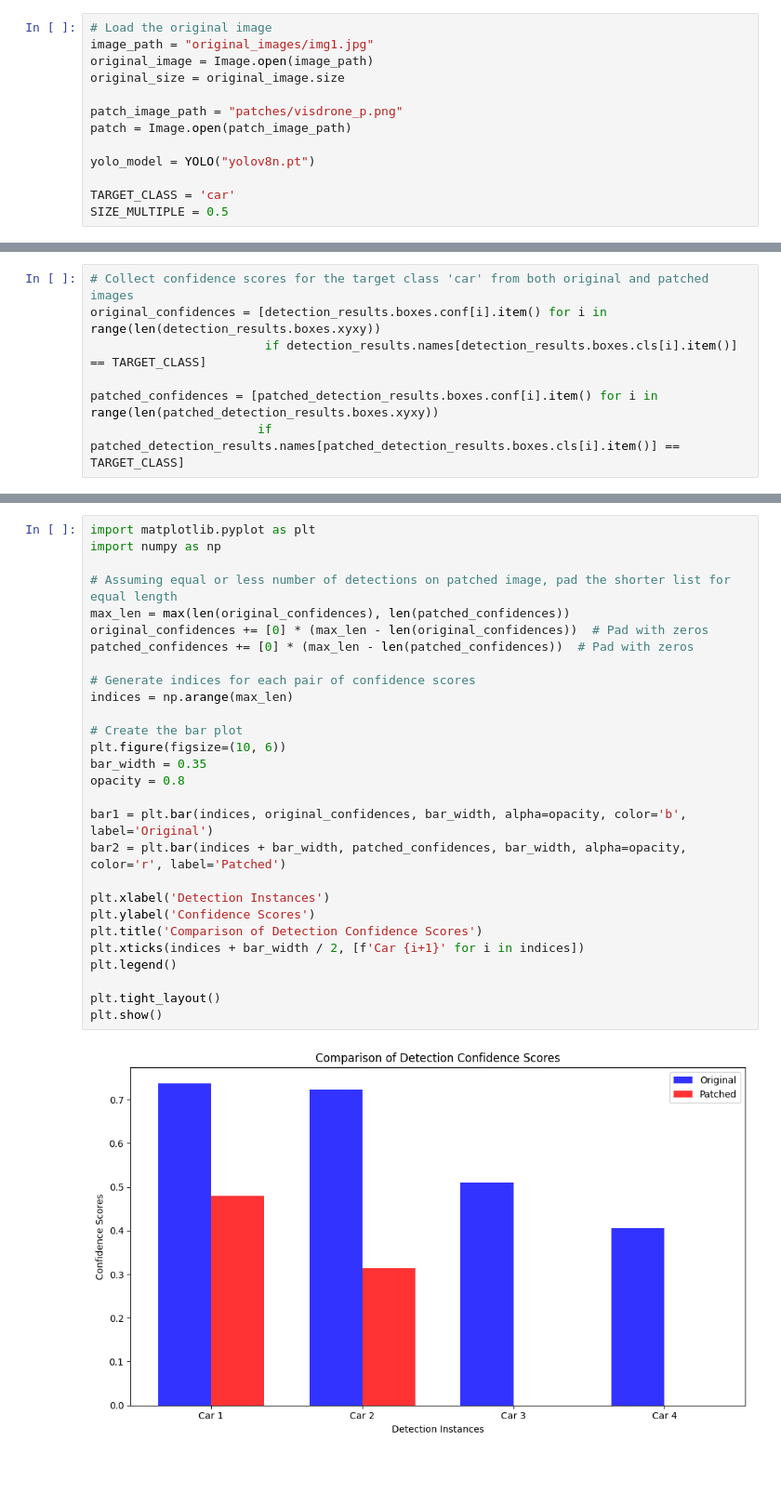
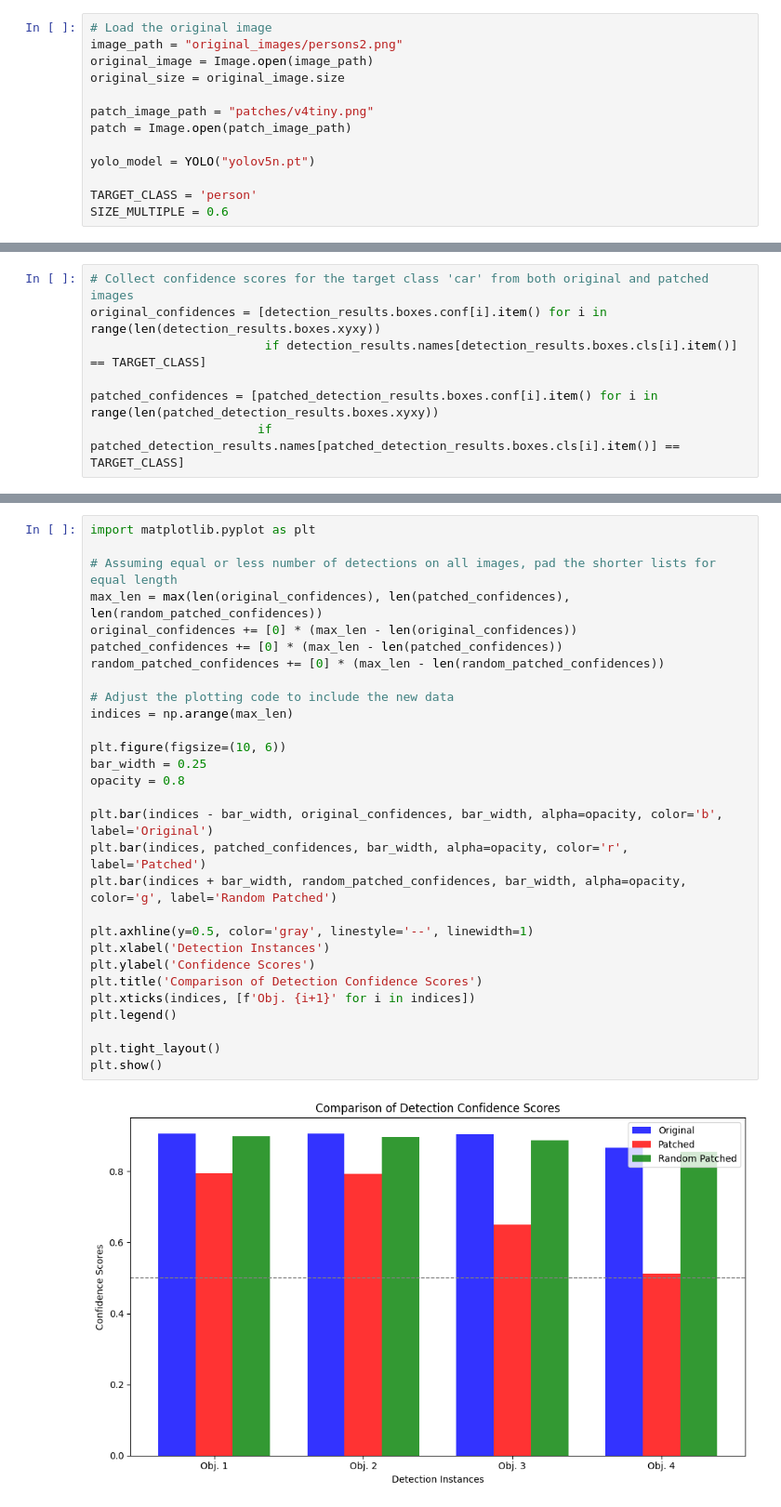
Before and after one commit to Bimo99B9/VehicleAdversarialPatchYOLOv5, a Jupyter notebook: patch_evaluation/transformation.ipynb, the cells around one changed output, grey strips where cells are left out. Shown at 93% size. Cells and saved outputs as stored; diff of their text form; blank space fills up the shorter version.

Commit message:
:art: Generate comparison barplot

```diff
--- a/patch_evaluation/transformation.ipynb
+++ b/patch_evaluation/transformation.ipynb
@@ -11,17 +11,17 @@ from transformation import detect_objects, draw_boxes, apply_patch_to_image
 ---
 # %%
 # Load the original image
-image_path = "original_images/img1.jpg"
+image_path = "original_images/persons2.png"
 original_image = Image.open(image_path)
 original_size = original_image.size
 
-patch_image_path = "patches/visdrone_p.png"
+patch_image_path = "patches/v4tiny.png"
 patch = Image.open(patch_image_path)
 
-yolo_model = YOLO("yolov8n.pt")
+yolo_model = YOLO("yolov5n.pt")
 
-TARGET_CLASS = 'car'
-SIZE_MULTIPLE = 0.5
+TARGET_CLASS = 'person'
+SIZE_MULTIPLE = 0.6
 # %%
 # Step 1: Detect objects
 detection_results, resized_size = detect_objects(original_image, yolo_model)
@@ -105,30 +134,31 @@ patched_confidences = [patched_detection_results.boxes.conf[i].item() for i in r
 # %%
 import matplotlib.pyplot as plt
-import numpy as np
 
-# Assuming equal or less number of detections on patched image, pad the shorter list for equal length
-max_len = max(len(original_confidences), len(patched_confidences))
-original_confidences += [0] * (max_len - len(original_confidences))  # Pad with zeros
-patched_confidences += [0] * (max_len - len(patched_confidences))  # Pad with zeros
+# Assuming equal or less number of detections on all images, pad the shorter lists for equal length
+max_len = max(len(original_confidences), len(patched_confidences), len(random_patched_confidences))
+original_confidences += [0] * (max_len - len(original_confidences))
+patched_confidences += [0] * (max_len - len(patched_confidences))
+random_patched_confidences += [0] * (max_len - len(random_patched_confidences))
 
-# Generate indices for each pair of confidence scores
+# Adjust the plotting code to include the new data
 indices = np.arange(max_len)
 
-# Create the bar plot
 plt.figure(figsize=(10, 6))
-bar_width = 0.35
+bar_width = 0.25
 opacity = 0.8
 
-bar1 = plt.bar(indices, original_confidences, bar_width, alpha=opacity, color='b', label='Original')
-bar2 = plt.bar(indices + bar_width, patched_confidences, bar_width, alpha=opacity, color='r', label='Patched')
+plt.bar(indices - bar_width, original_confidences, bar_width, alpha=opacity, color='b', label='Original')
+plt.bar(indices, patched_confidences, bar_width, alpha=opacity, color='r', label='Patched')
+plt.bar(indices + bar_width, random_patched_confidences, bar_width, alpha=opacity, color='g', label='Random Patched')
 
+plt.axhline(y=0.5, color='gray', linestyle='--', linewidth=1)
 plt.xlabel('Detection Instances')
 plt.ylabel('Confidence Scores')
 plt.title('Comparison of Detection Confidence Scores')
-plt.xticks(indices + bar_width / 2, [f'Car {i+1}' for i in indices])
+plt.xticks(indices, [f'Obj. {i+1}' for i in indices])
 plt.legend()
 
 plt.tight_layout()
 plt.show()
 # %% [output]
-[figure, old version]
+[figure, new version]
```
Also changed, not shown: parts of 4 cells of this notebook, 1 other file.
